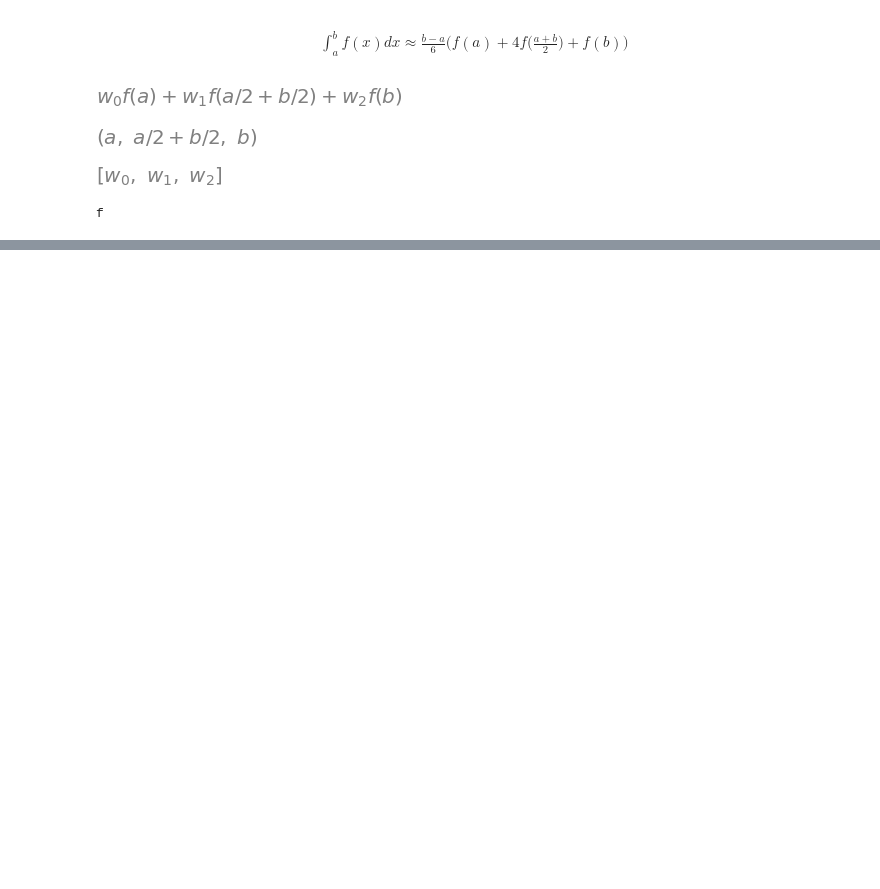
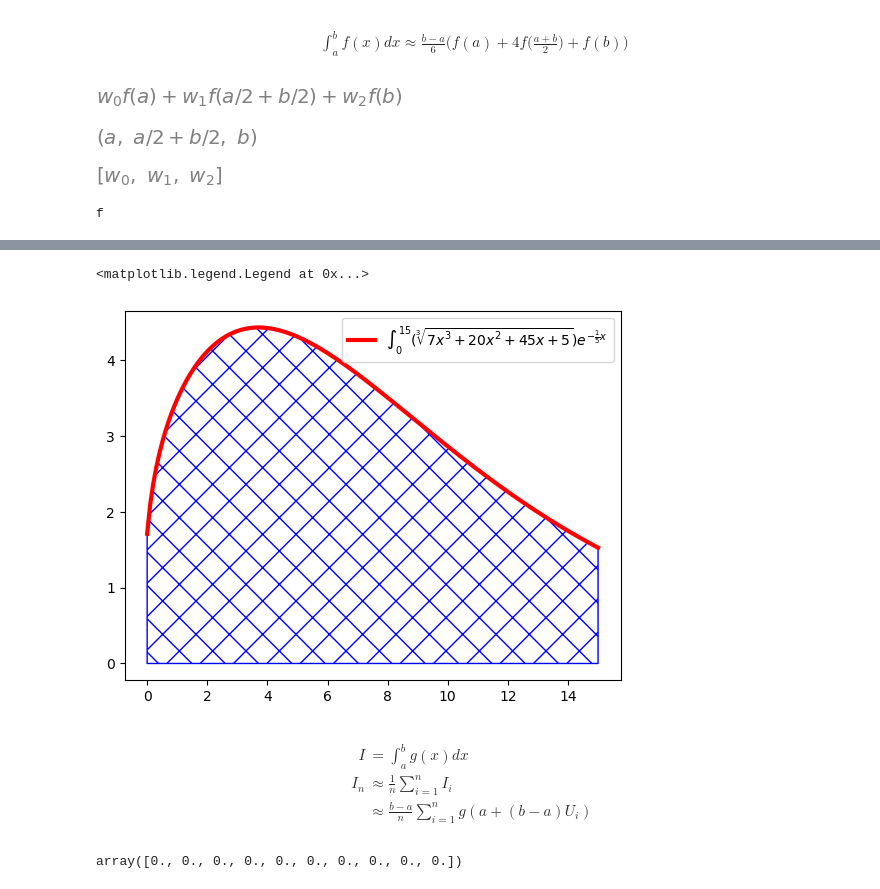
Before and after one commit to SamMachariaPhD/Numerical_Python, a Jupyter notebook: Chapter 8 -- Integration.ipynb, the cells around one changed output, grey strips where cells are left out. Saved outputs shown, nothing was run; the diff lists cells and outputs as text; code cells hidden in the pictures; blank space fills up the shorter version.

```diff
--- a/Chapter 8 -- Integration.ipynb
+++ b/Chapter 8 -- Integration.ipynb
@@ -34,0 +64,21 @@ f
+# %%
+x = np.arange(0,15+.1, step=0.1)
+y = ( np.power((7*x**3 + 20*x**2 + 45*x + 5), (1/3)) ) * np.exp(-(1/5)*x)
+# %%
+plt.plot(x,y, color="red", lw=3, label=r"$\int_0^{15} ( \sqrt[3]{7x^3 + 20x^2 + 45x + 5} ) e^{-\frac{1}{5}x}$")
+plt.fill_between(x,y, hatch="x", color="none", edgecolor="blue")
+#plt.gca().set_aspect('equal')
+plt.legend()
+# %% [output]
+<matplotlib.legend.Legend at 0x...>
+[figure, added]
+# %% [markdown]
+\begin{align}
+I &= \int_a^b g(x) dx \\
+I_n &\approx \frac{1}{n} \sum_{i=1}^n I_i \\
+&\approx \frac{b-a}{n} \sum_{i=1}^n g(a + (b-a) U_i)
+\end{align}
+# %%
+np.zeros(10)
+# %% [output]
+array([0., 0., 0., 0., 0., 0., 0., 0., 0., 0.])
```
Also changed, not shown: parts of 32 cells of this notebook.
